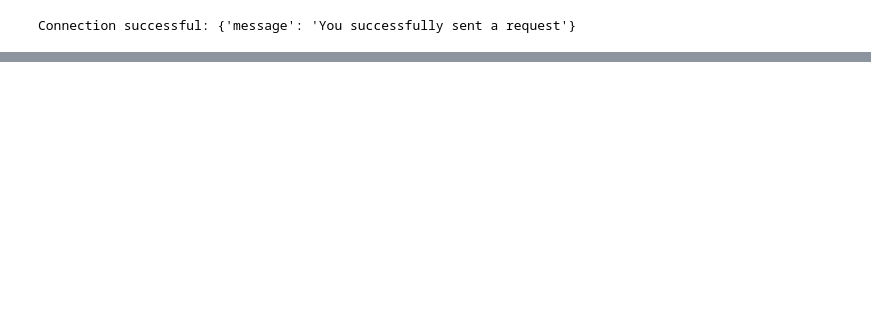
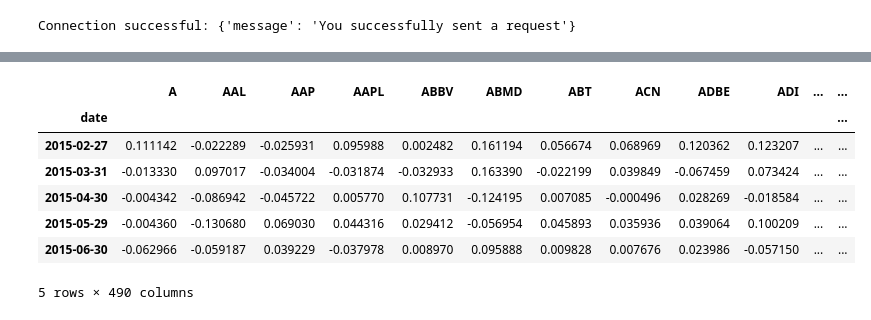
Before and after one commit to davidadel66/AI_Trading, a Jupyter notebook: momentum_strategy.ipynb, the cells around one changed output, grey strips where cells are left out. Drawn from its saved outputs; the diff is of its cells as text; code cells hidden in the pictures; blank space fills up the shorter version.

```diff
--- a/momentum_strategy.ipynb
+++ b/momentum_strategy.ipynb
@@ -71,0 +120,13 @@ historical_data
+# %%
+historical_log_returns = handler.get_returns(historical_data, log=True)
+historical_log_returns.dropna(inplace=True)
+historical_log_returns.head()
+# %% [output]
+|  | A | AAL | AAP | AAPL | ABBV | ABMD | ABT | ACN | ADBE | ADI | ... | ... |
+| date |  |  |  |  |  |  |  |  |  |  |  | ... |
+| 2015-02-27 | 0.111142 | -0.022289 | -0.025931 | 0.095988 | 0.002482 | 0.161194 | 0.056674 | 0.068969 | 0.120362 | 0.123207 | ... | ... |
+| 2015-03-31 | -0.013330 | 0.097017 | -0.034004 | -0.031874 | -0.032933 | 0.163390 | -0.022199 | 0.039849 | -0.067459 | 0.073424 | ... | ... |
+| 2015-04-30 | -0.004342 | -0.086942 | -0.045722 | 0.005770 | 0.107731 | -0.124195 | 0.007085 | -0.000496 | 0.028269 | -0.018584 | ... | ... |
+| 2015-05-29 | -0.004360 | -0.130680 | 0.069030 | 0.044316 | 0.029412 | -0.056954 | 0.045893 | 0.035936 | 0.039064 | 0.100209 | ... | ... |
+| 2015-06-30 | -0.062966 | -0.059187 | 0.039229 | -0.037978 | 0.008970 | 0.095888 | 0.009828 | 0.007676 | 0.023986 | -0.057150 | ... | ... |
+5 rows × 490 columns
```
Also changed, not shown: parts of 20 cells of this notebook, 2 other files.
